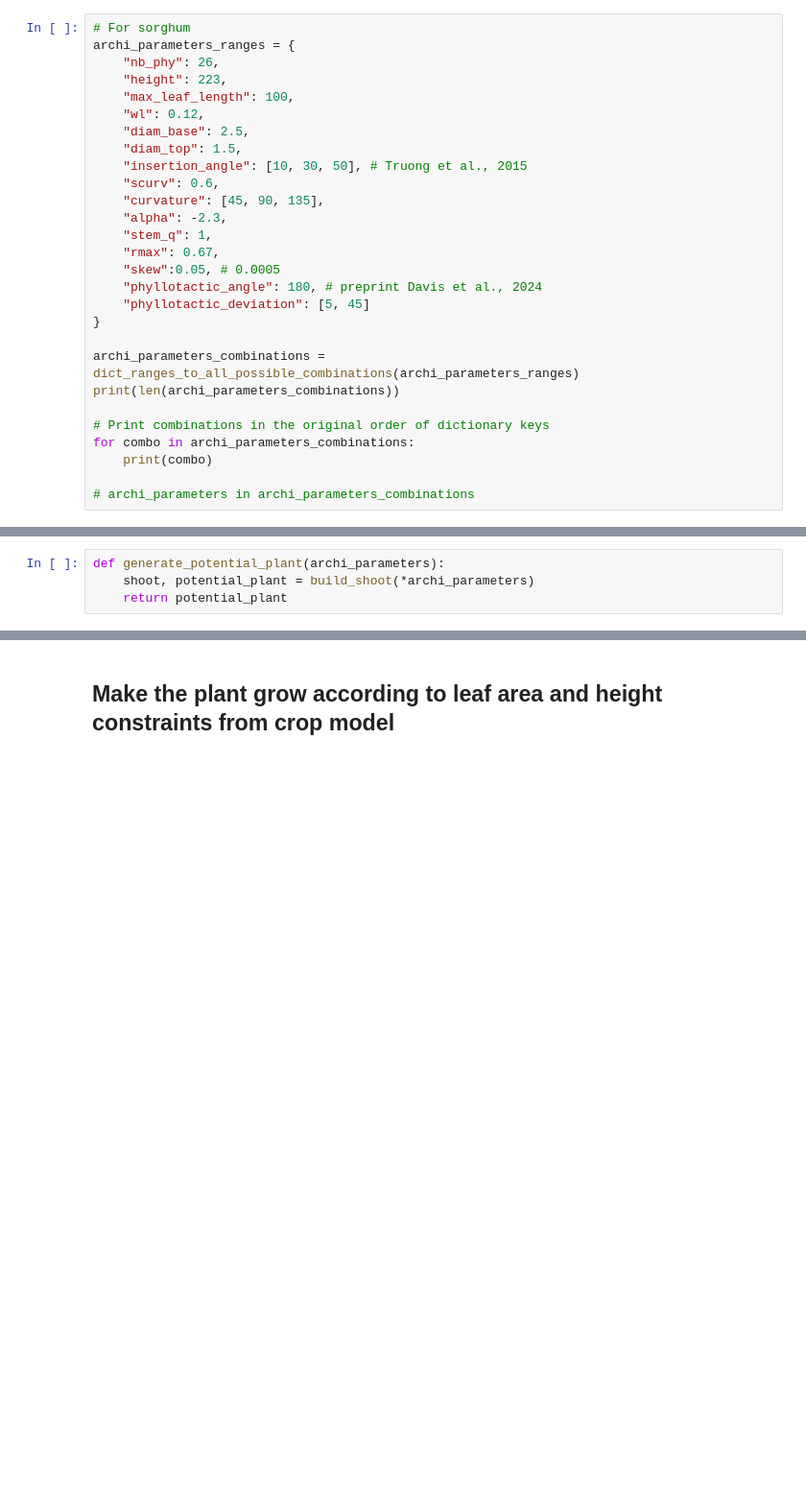
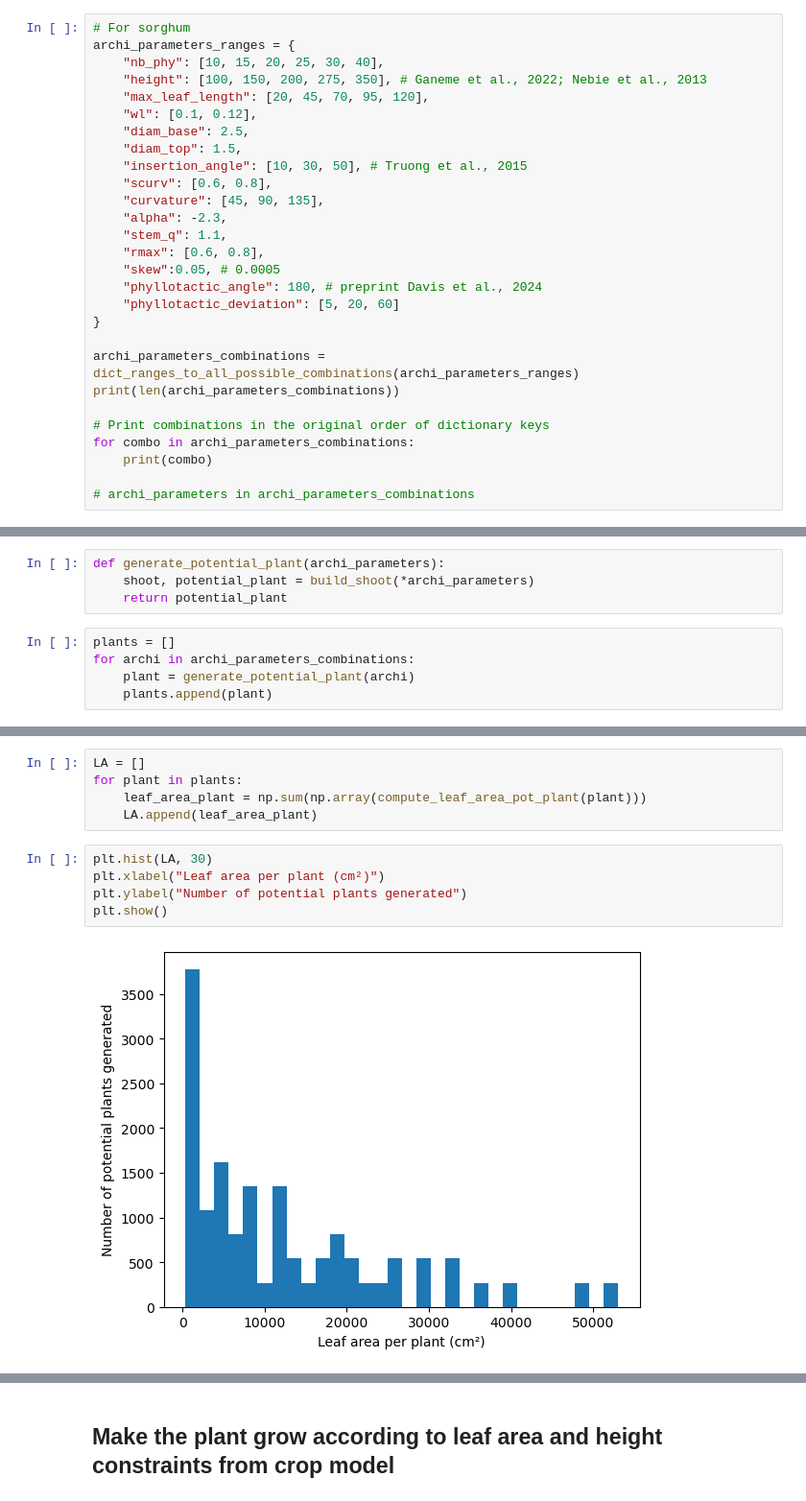
Before and after one commit to orianebro/PhD_Oriane, a Jupyter notebook: Simulations.ipynb, the cells around one changed output, grey strips where cells are left out. Shown at 96% size. Drawn from its saved outputs; the diff is of its cells as text; blank space fills up the shorter version.

```diff
--- a/Simulations.ipynb
+++ b/Simulations.ipynb
@@ -44,21 +92,21 @@ def dict_ranges_to_all_possible_combinations(d):
 # %%
 # For sorghum
 archi_parameters_ranges = {
-    "nb_phy": 26,
-    "height": 223,
-    "max_leaf_length": 100,
-    "wl": 0.12,
+    "nb_phy": [10, 15, 20, 25, 30, 40],
+    "height": [100, 150, 200, 275, 350], # Ganeme et al., 2022; Nebie et al., 2013
+    "max_leaf_length": [20, 45, 70, 95, 120],
+    "wl": [0.1, 0.12],
     "diam_base": 2.5,
     "diam_top": 1.5,
     "insertion_angle": [10, 30, 50], # Truong et al., 2015
-    "scurv": 0.6,
+    "scurv": [0.6, 0.8],
     "curvature": [45, 90, 135],
     "alpha": -2.3,
-    "stem_q": 1,
-    "rmax": 0.67,
+    "stem_q": 1.1,
+    "rmax": [0.6, 0.8],
     "skew":0.05, # 0.0005
     "phyllotactic_angle": 180, # preprint Davis et al., 2024
-    "phyllotactic_deviation": [5, 45]
+    "phyllotactic_deviation": [5, 20, 60]
 }
 
 archi_parameters_combinations = dict_ranges_to_all_possible_combinations(archi_parameters_ranges)
@@ -93,3 +139,8 @@ for combo in archi_parameters_combinations:
 def generate_potential_plant(archi_parameters):
     shoot, potential_plant = build_shoot(*archi_parameters)
     return potential_plant
+# %%
+plants = []
+for archi in archi_parameters_combinations:
+    plant = generate_potential_plant(archi)
+    plants.append(plant)
@@ -95,0 +159,12 @@ def generate_potential_plant(archi_parameters):
+# %%
+LA = []
+for plant in plants:
+    leaf_area_plant = np.sum(np.array(compute_leaf_area_pot_plant(plant)))
+    LA.append(leaf_area_plant)
+# %%
+plt.hist(LA, 30)
+plt.xlabel("Leaf area per plant (cm²)")
+plt.ylabel("Number of potential plants generated")
+plt.show()
+# %% [output]
+[figure, added]
```
Also changed, not shown: parts of 9 cells of this notebook, 21 other files.
